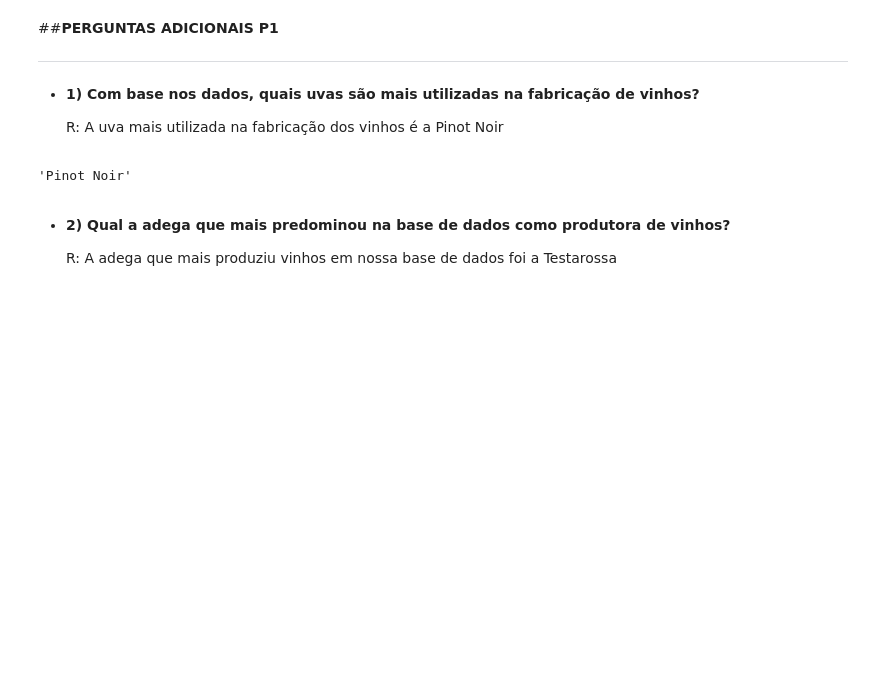
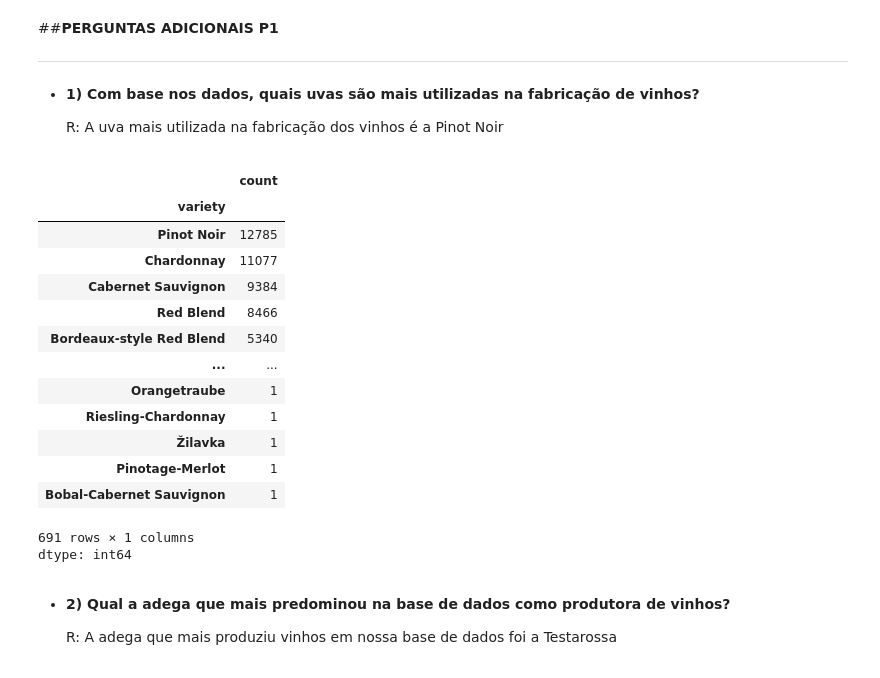
Before and after one commit to SaraSilvaa/Aula-Mineira-o-de-Dados, a Jupyter notebook: Sara_Martins_da_Silva.ipynb, the cells around one changed output. Drawn from its saved outputs; the diff is of its cells as text; code cells hidden in the pictures; blank space fills up the shorter version.

```diff
--- a/Sara_Martins_da_Silva.ipynb
+++ b/Sara_Martins_da_Silva.ipynb
@@ -698,10 +698,24 @@ plt.axis("off")
 
   R: A uva mais utilizada na fabricação dos vinhos é a Pinot Noir
 # %%
-Maior_variedade = df_dataset_cópia['variety'].mode()[0]
-Maior_variedade
+Maior_variedade=df_dataset_cópia
+Maior_variedade["variety"].value_counts()
 # %% [output]
+|  | count |
+| variety |  |
+| Pinot Noir | 12785 |
+| Chardonnay | 11077 |
+| Cabernet Sauvignon | 9384 |
+| Red Blend | 8466 |
+| Bordeaux-style Red Blend | 5340 |
+| ... | ... |
+| Orangetraube | 1 |
+| Riesling-Chardonnay | 1 |
+| Žilavka | 1 |
+| Pinotage-Merlot | 1 |
+| Bobal-Cabernet Sauvignon | 1 |
-'Pinot Noir'
+691 rows × 1 columns
+dtype: int64
 # %% [markdown]
 * **2) Qual a adega que mais predominou na base de dados como produtora de vinhos?**
 
```
